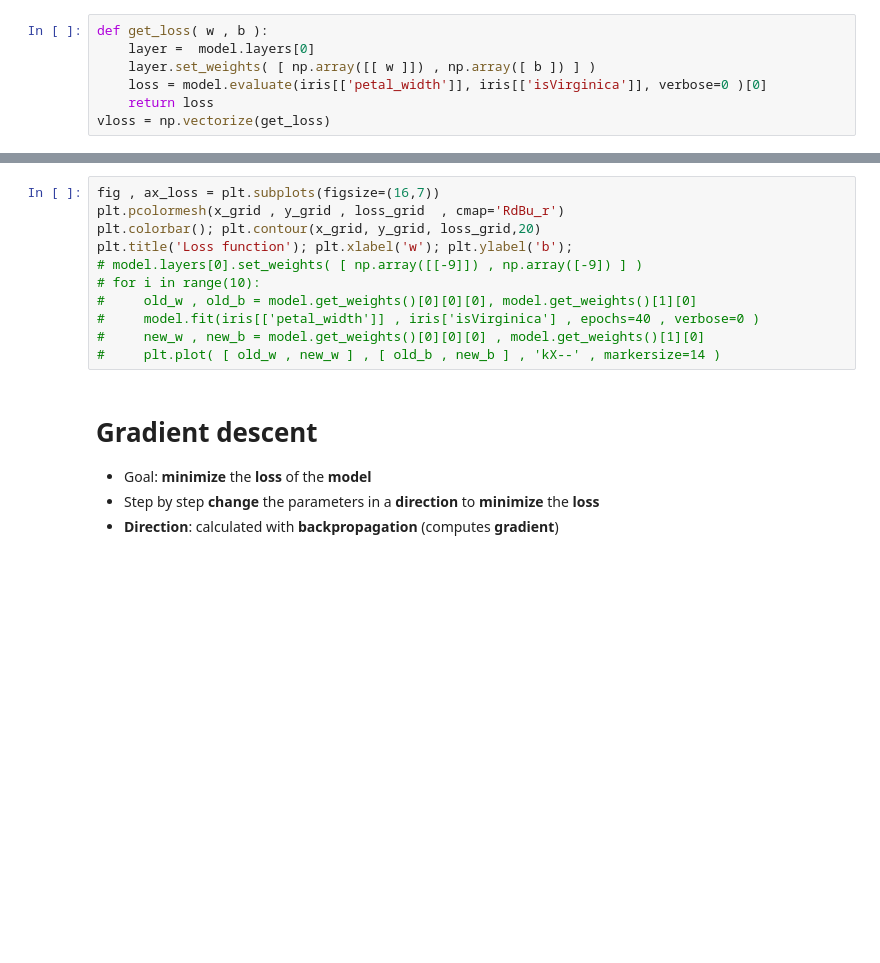
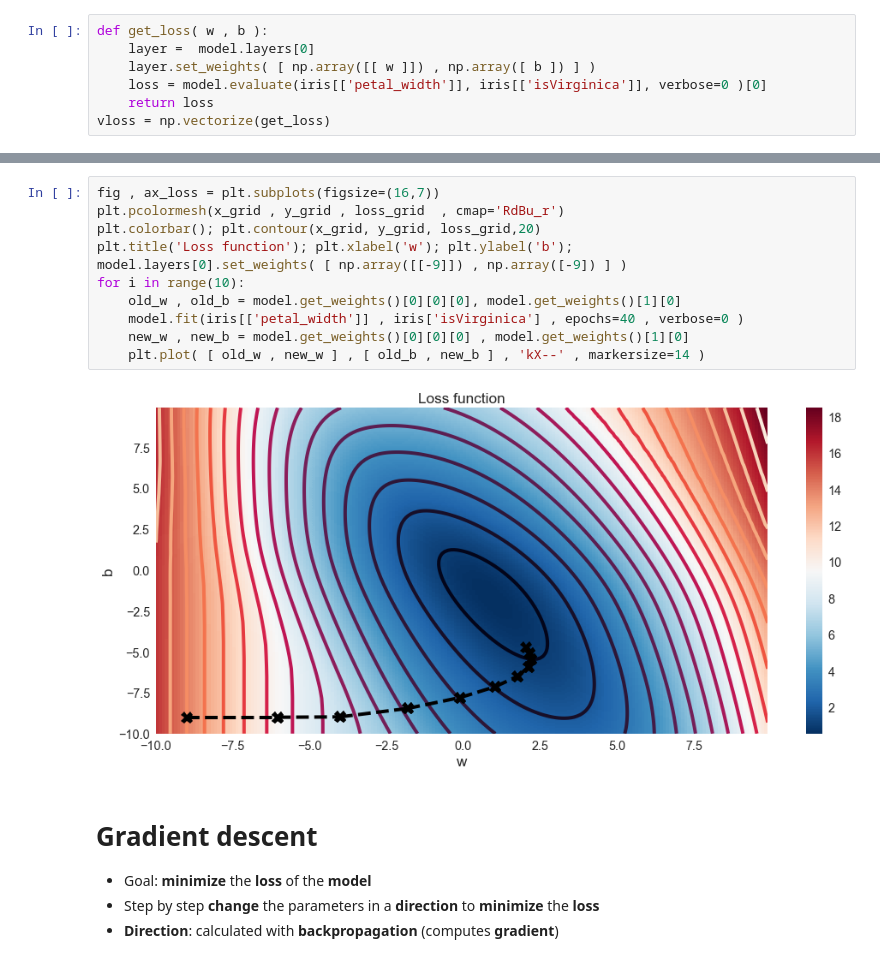
Before and after one commit to florentguymartin/introduction_neuralnetworks_keras, a Jupyter notebook: notebooks/talk-nn-keras.ipynb, the cells around one changed output, grey strips where cells are left out. Cells and saved outputs as stored; diff of their text form; blank space fills up the shorter version.

```diff
--- a/notebooks/talk-nn-keras.ipynb
+++ b/notebooks/talk-nn-keras.ipynb
@@ -296,14 +379,16 @@ loss_grid = vloss(x_grid,y_grid)
 # %%
 fig , ax_loss = plt.subplots(figsize=(16,7))
 plt.pcolormesh(x_grid , y_grid , loss_grid  , cmap='RdBu_r')
 plt.colorbar(); plt.contour(x_grid, y_grid, loss_grid,20)
 plt.title('Loss function'); plt.xlabel('w'); plt.ylabel('b');
-# model.layers[0].set_weights( [ np.array([[-9]]) , np.array([-9]) ] )
-# for i in range(10):
-#     old_w , old_b = model.get_weights()[0][0][0], model.get_weights()[1][0]
-#     model.fit(iris[['petal_width']] , iris['isVirginica'] , epochs=40 , verbose=0 )
-#     new_w , new_b = model.get_weights()[0][0][0] , model.get_weights()[1][0]
-#     plt.plot( [ old_w , new_w ] , [ old_b , new_b ] , 'kX--' , markersize=14 )
+model.layers[0].set_weights( [ np.array([[-9]]) , np.array([-9]) ] )
+for i in range(10):
+    old_w , old_b = model.get_weights()[0][0][0], model.get_weights()[1][0]
+    model.fit(iris[['petal_width']] , iris['isVirginica'] , epochs=40 , verbose=0 )
+    new_w , new_b = model.get_weights()[0][0][0] , model.get_weights()[1][0]
+    plt.plot( [ old_w , new_w ] , [ old_b , new_b ] , 'kX--' , markersize=14 )
+# %% [output]
+[figure, added]
 # %% [markdown]
 # Gradient descent
 * Goal: **minimize** the **loss** of the **model**
```
Also changed, not shown: parts of 30 cells of this notebook, 1 other file.
